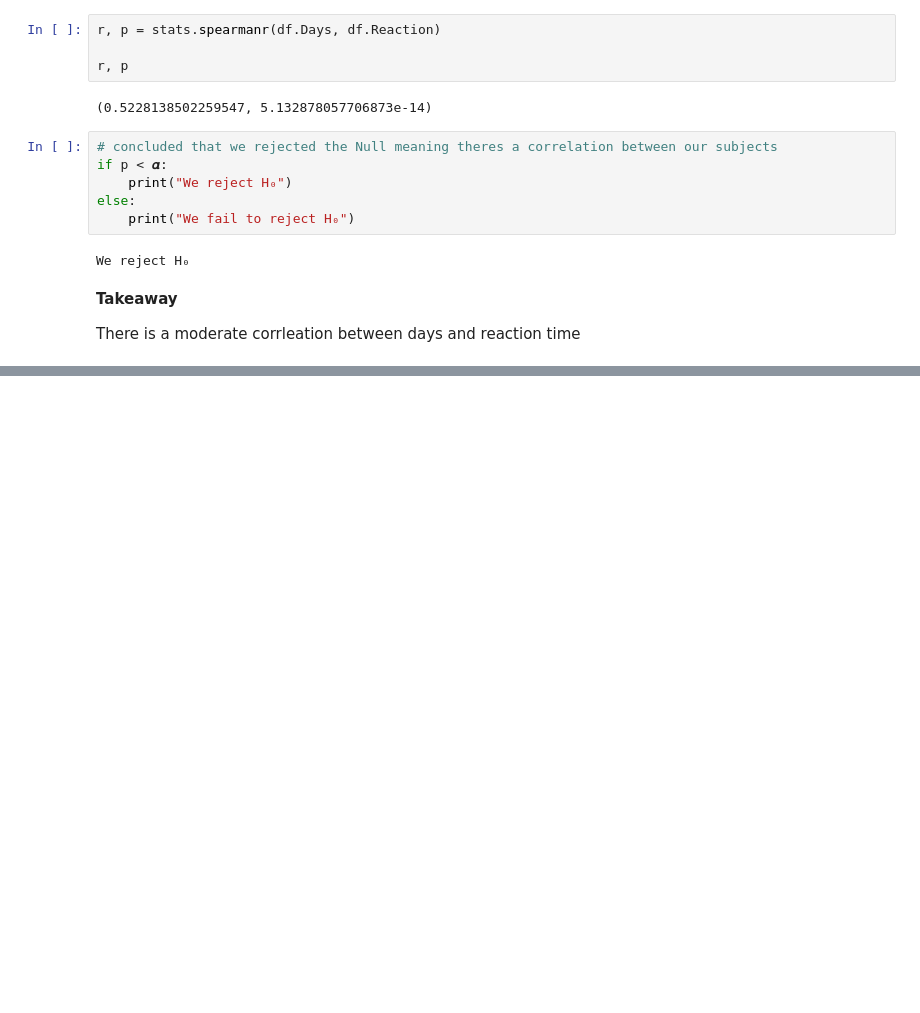
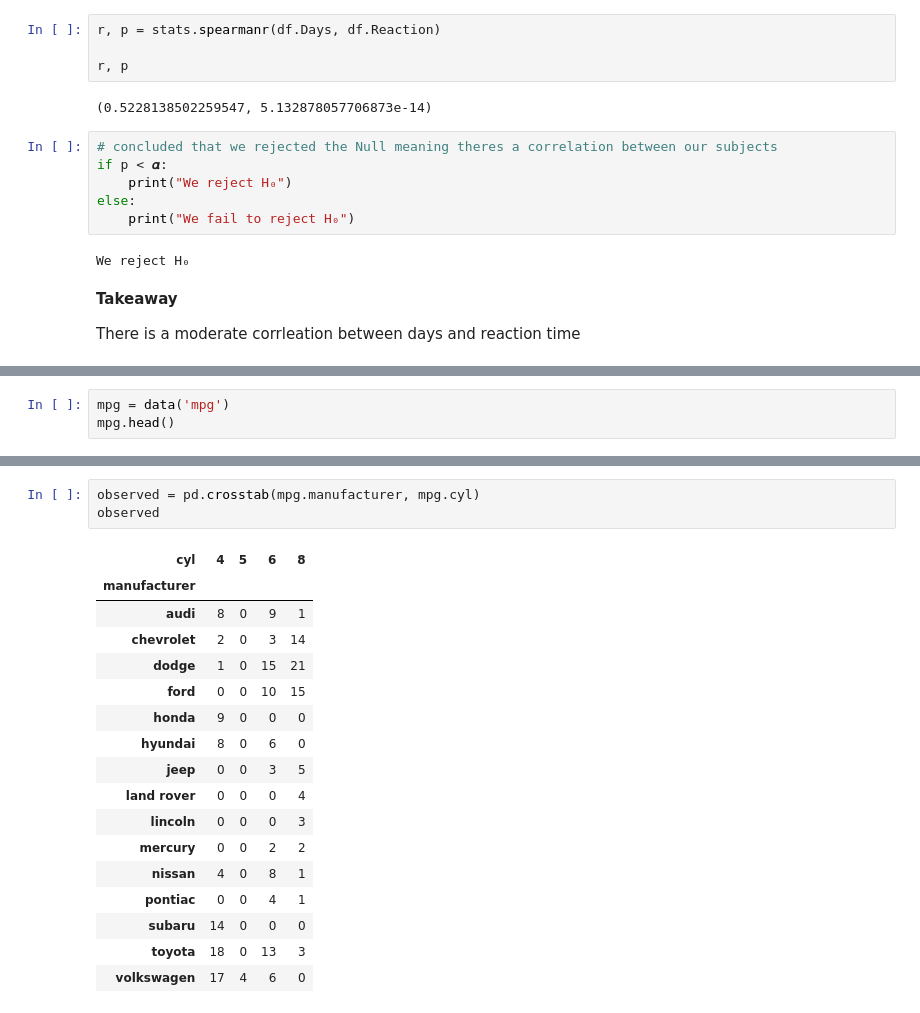
Before and after one commit to nicolas-angarita/Statistics-exercises, a Jupyter notebook: hypothesis_testing.ipynb, the cells around one changed output, grey strips where cells are left out. Drawn from its saved outputs; the diff is of its cells as text; blank space fills up the shorter version.

```diff
--- a/hypothesis_testing.ipynb
+++ b/hypothesis_testing.ipynb
@@ -781,0 +865,3 @@ There is a moderate corrleation between days and reaction time
+# %%
+mpg = data('mpg')
+mpg.head()
@@ -781,0 +928,21 @@ There is a moderate corrleation between days and reaction time
+# %%
+observed = pd.crosstab(mpg.manufacturer, mpg.cyl)
+observed
+# %% [output]
+| cyl | 4 | 5 | 6 | 8 |
+| manufacturer |  |  |  |  |
+| audi | 8 | 0 | 9 | 1 |
+| chevrolet | 2 | 0 | 3 | 14 |
+| dodge | 1 | 0 | 15 | 21 |
+| ford | 0 | 0 | 10 | 15 |
+| honda | 9 | 0 | 0 | 0 |
+| hyundai | 8 | 0 | 6 | 0 |
+| jeep | 0 | 0 | 3 | 5 |
+| land rover | 0 | 0 | 0 | 4 |
+| lincoln | 0 | 0 | 0 | 3 |
+| mercury | 0 | 0 | 2 | 2 |
+| nissan | 4 | 0 | 8 | 1 |
+| pontiac | 0 | 0 | 4 | 1 |
+| subaru | 14 | 0 | 0 | 0 |
+| toyota | 18 | 0 | 13 | 3 |
+| volkswagen | 17 | 4 | 6 | 0 |
```
Also changed, not shown: parts of 43 cells of this notebook, 2 other files.
